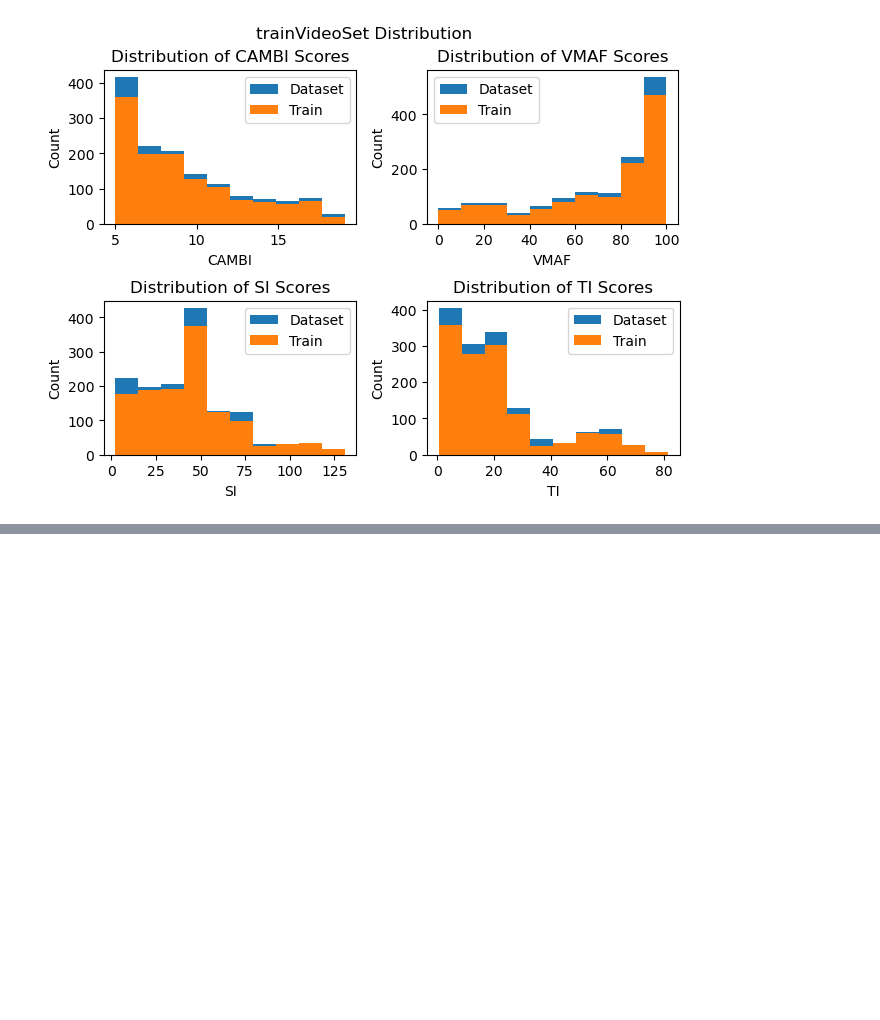
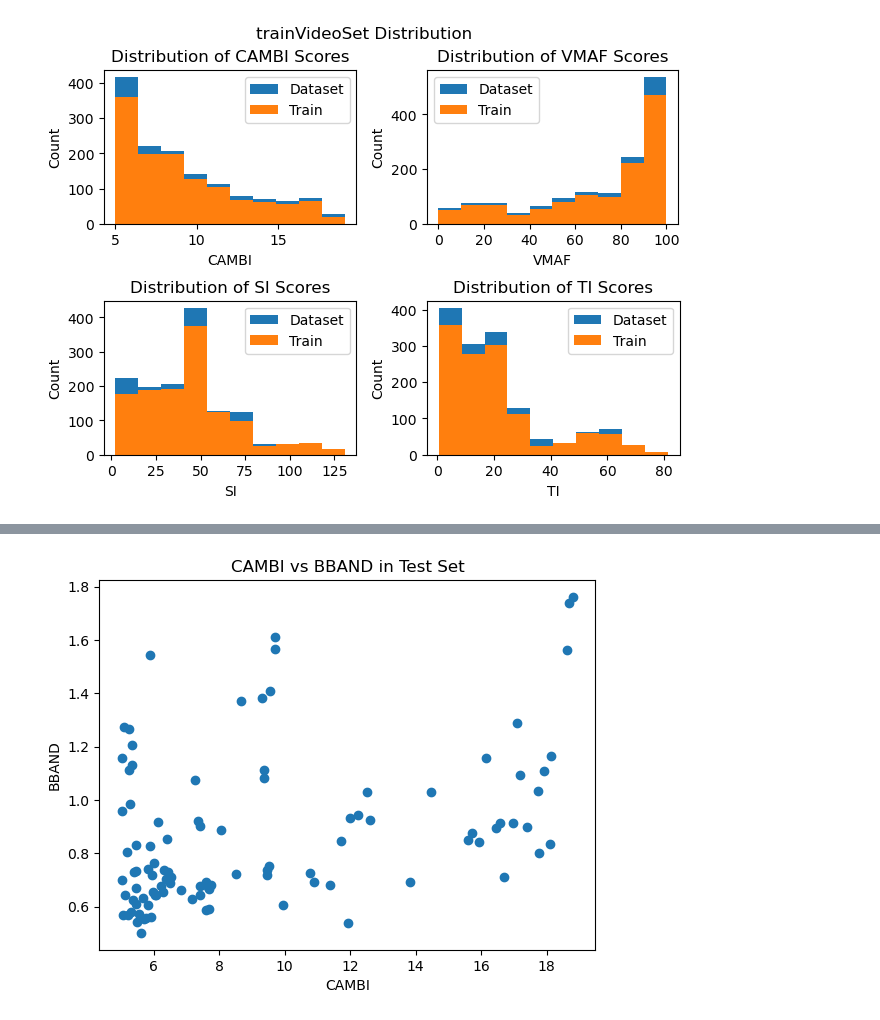
Before and after one commit to nwaliv/MAIProject, a Jupyter notebook: datasetDistributions.ipynb, the cells around one changed output, grey strips where cells are left out. Saved outputs shown, nothing was run; the diff lists cells and outputs as text; code cells hidden in the pictures; blank space fills up the shorter version.

```diff
--- a/datasetDistributions.ipynb
+++ b/datasetDistributions.ipynb
@@ -80,0 +98,7 @@ plt.show()
+# %%
+plt.scatter(cambiScoresTest,bbandScoresTest)
+plt.title("CAMBI vs BBAND in Test Set")
+plt.xlabel("CAMBI"); plt.ylabel("BBAND")
+plt.show()
+# %% [output]
+[figure, added]
```
Also changed, not shown: parts of 2 cells of this notebook, 1 other file.
